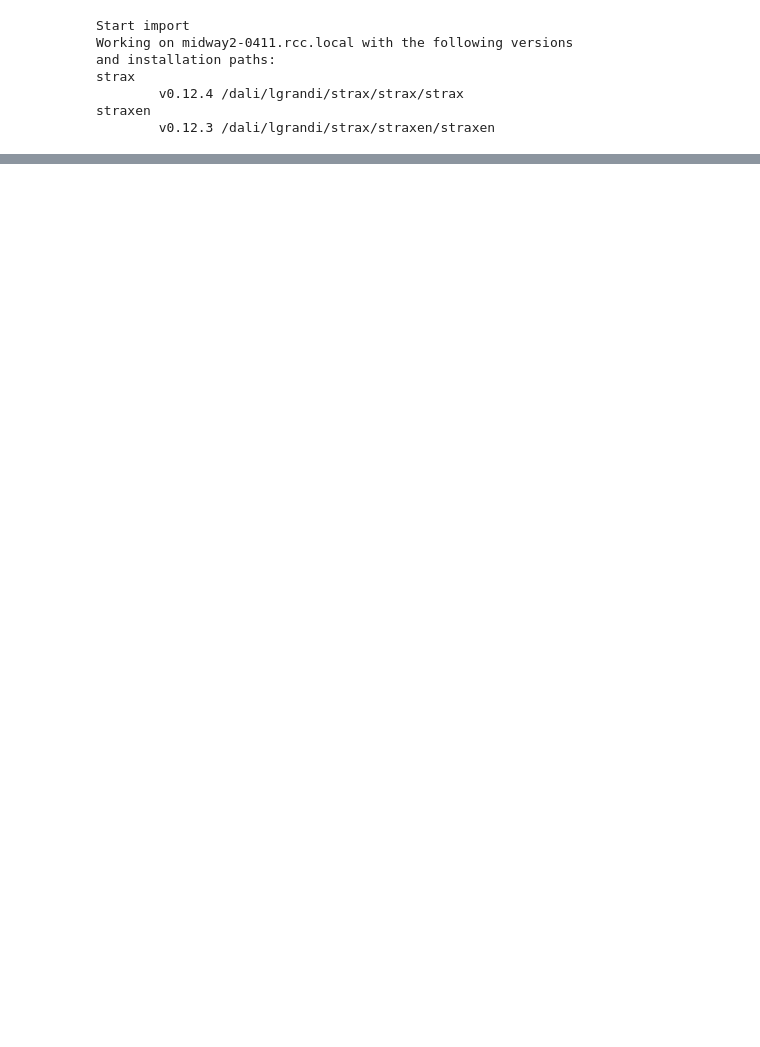
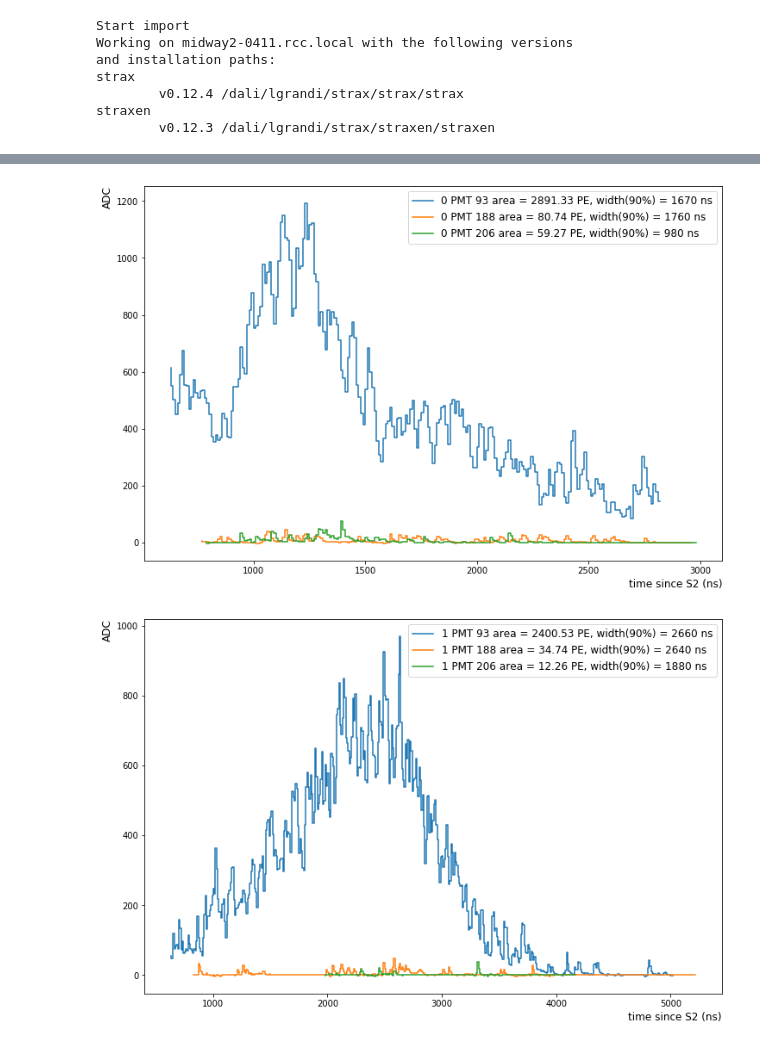
Before and after one commit to valerioda/xenon-note, a Jupyter notebook: fast_response_analysis/anode_test_s2_selection.ipynb, the cells around one changed output, grey strips where cells are left out. Drawn from its saved outputs; the diff is of its cells as text; code cells hidden in the pictures; blank space fills up the shorter version.

```diff
--- a/fast_response_analysis/anode_test_s2_selection.ipynb
+++ b/fast_response_analysis/anode_test_s2_selection.ipynb
@@ -277,0 +163,5 @@ PMT 206 events 6851
+# %%
+ssu.plot_records(run_id,PMTs,n=2)
+# %% [output]
+[figure, added]
+[figure, added]
```
Also changed, not shown: parts of 22 cells of this notebook, 23 other files.
